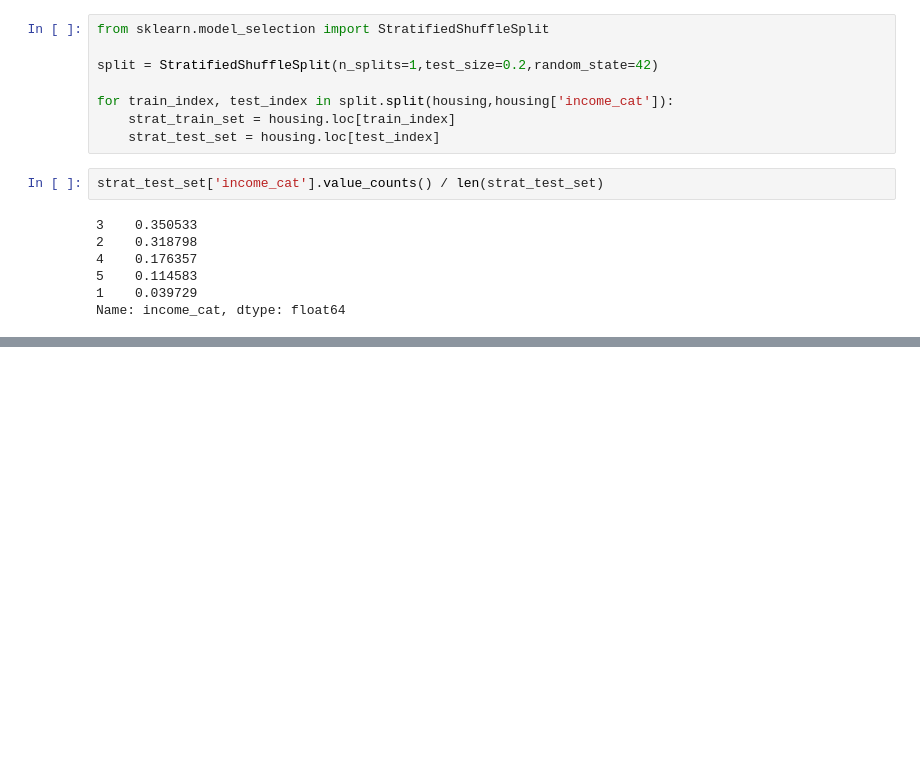
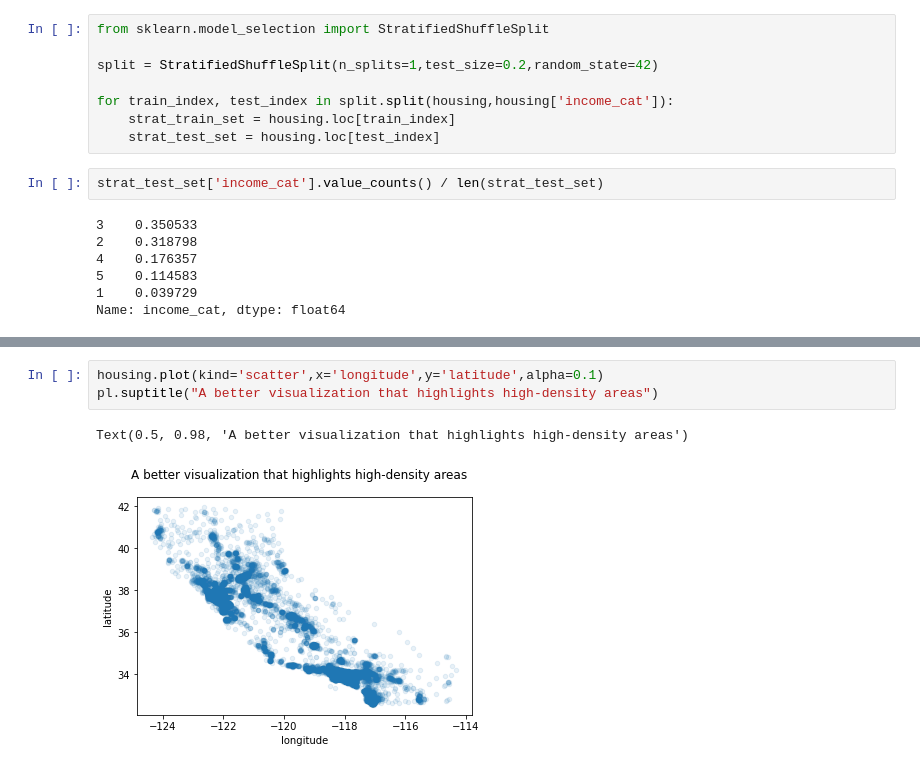
Before and after one commit to morykeita/kaggle, a Jupyter notebook: california-housing-prices.ipynb, the cells around one changed output, grey strips where cells are left out. Saved outputs shown, nothing was run; the diff lists cells and outputs as text; blank space fills up the shorter version.

```diff
--- a/california-housing-prices.ipynb
+++ b/california-housing-prices.ipynb
@@ -149,0 +164,6 @@ Name: income_cat, dtype: float64
+# %%
+housing.plot(kind='scatter',x='longitude',y='latitude',alpha=0.1)
+pl.suptitle("A better visualization that highlights high-density areas")
+# %% [output]
+Text(0.5, 0.98, 'A better visualization that highlights high-density areas')
+[figure, added]
```
Also changed, not shown: parts of 11 cells of this notebook.
